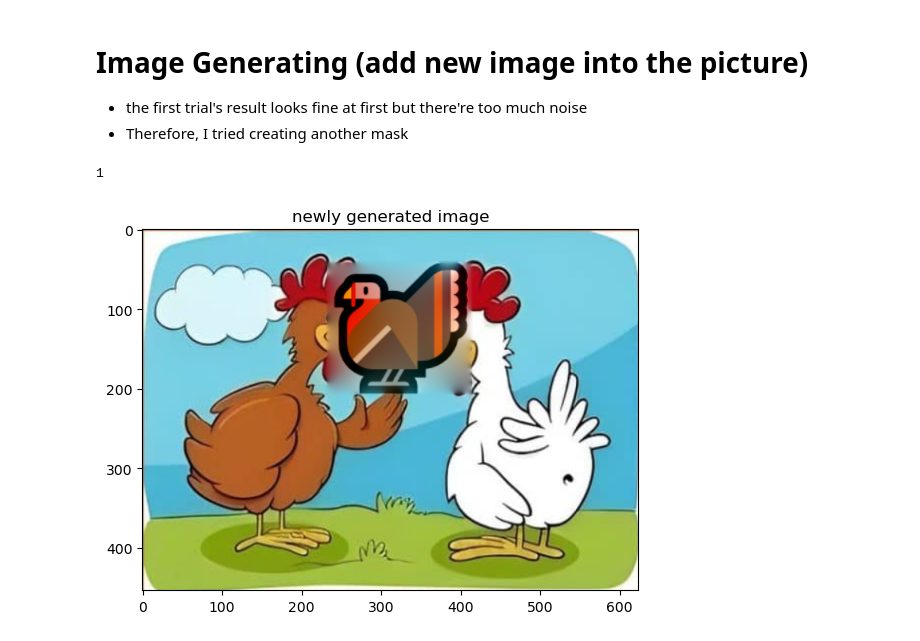
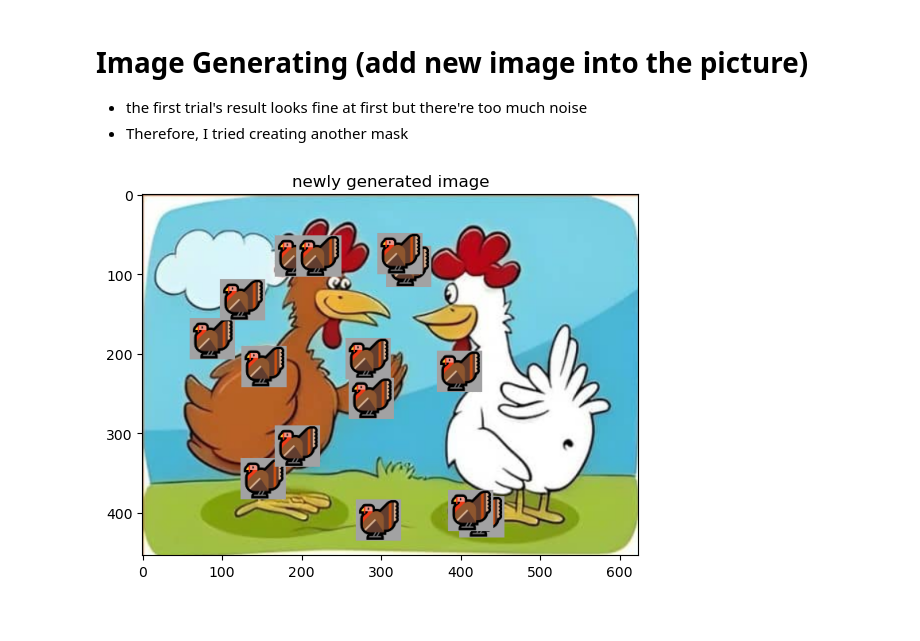
Before and after one commit to hung117/DetectDifferences, a Jupyter notebook: imageProcess/imageSegment.ipynb, the cells around one changed output. Drawn from its saved outputs; the diff is of its cells as text; code cells hidden in the pictures.

Commit message:
image generation update
small change in image generation

```diff
--- a/imageProcess/imageSegment.ipynb
+++ b/imageProcess/imageSegment.ipynb
@@ -403,48 +404,31 @@ differences
 - the first trial's result looks fine at first but there're too much noise
 - Therefore, I tried creating another mask
 # %%
-import random
-
 # get og image
 image1 = cv2.imread('./resources/chick1.png')
 width, height = (image1.shape[0],image1.shape[1])
-
+image1 = Image.fromarray(image1) #convert cv2 format to PIL
 # get Turkey !
 smol_turkey = cv2.imread('./resources/turkey.png')
-## get turkey out of background
-smol_turkey_gray = cv2.cvtColor(smol_turkey, cv2.COLOR_BGR2GRAY)
-bin_threshold = 10
+resize_scale = 0.3
+smol_turkey = cv2.resize(smol_turkey,None,None,resize_scale,resize_scale)
 
-binMask = smol_turkey_gray < bin_threshold #forming the binary image
+smol_turkey = Image.fromarray(smol_turkey) #convert cv2 format to PIL
 
-binary_img = binMask
-binary_img.dtype='uint8' # convert binary_img in type of true false to decimal 0-1 array
-binary_img = np.array(binary_img*255,dtype=np.uint8) # convert binary_img in type of true false to decimal 0-255 array
+#add  2 turkeys randomly !! because, why not ? :v
+number_of_turkeys = 20
+for i in range(number_of_turkeys):
+    x = int(random.randint(40, width-40))
+    y = int(random.randint(40, height-50))
+    image1.paste(smol_turkey, [x,y])
 
-
-contours,hierarchy = cv2.findContours(binary_img, cv2.RETR_EXTERNAL, cv2.CHAIN_APPROX_SIMPLE)
-
-if len(contours) == 0:
-    print("cant find contours")
-    quit()
-else:
-    print(len(contours))
-
-# Get new mask from contours
-cv2.drawContours(binMask, [contours[0]], 0, (255,255,255), -1) # -1 fills contour's inside
-binMask*=255
-binMask = np.zeros(smol_turkey.shape,smol_turkey.dtype)+255
-number_of_turkeys = 1
-x = int(random.randint(40, width-40))
-y = int(random.randint(40, height-40))
-image1 = cv2.seamlessClone(smol_turkey, image1, binMask, [x,y], cv2.NORMAL_CLONE)
 #Display
-image1 = cv2.cvtColor(image1, cv2.COLOR_BGR2RGB)
+image1 = cv2.cvtColor(np.array(image1), cv2.COLOR_RGB2BGR)
 
 fig = plt.figure()
 ax = fig.add_subplot(1,1,1)
 ax.imshow(image1)
+# ax.imshow(binMask)
 ax.title.set_text('newly generated image')
 # %% [output]
-1
-[figure, old version]
+[figure, new version]
```
Also changed, not shown: parts of 5 cells of this notebook, 2 other files.
